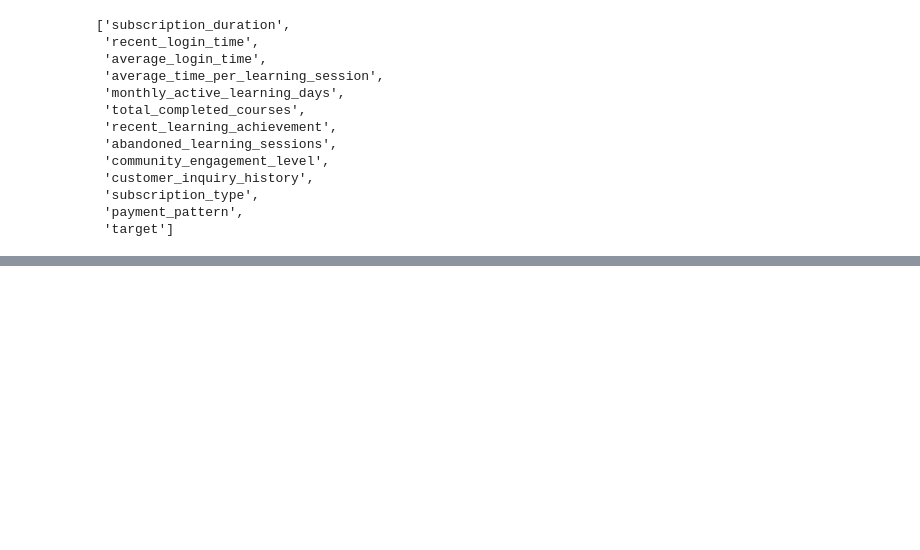
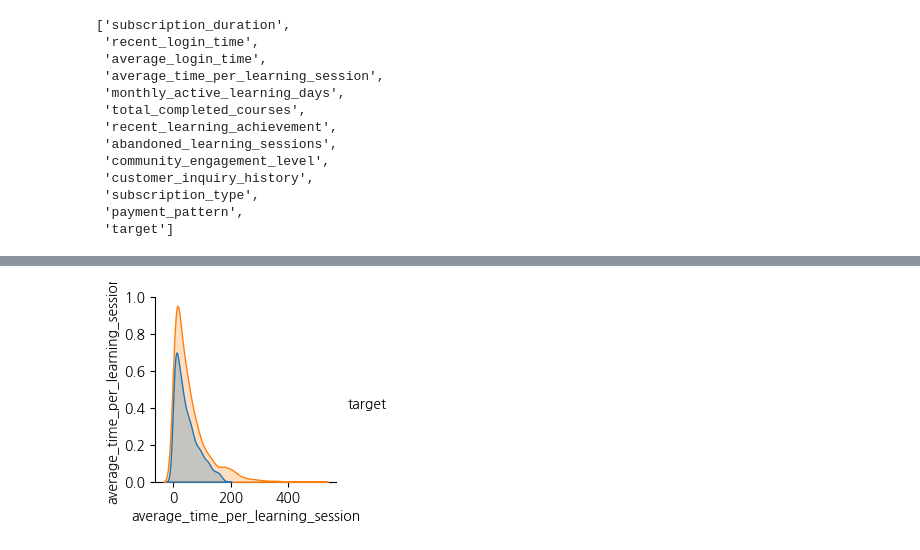
Before and after one commit to min01118/WASSUP4, a Jupyter notebook: 05_Data_Analysis/DA_Mini_Project.ipynb, the cells around one changed output, grey strips where cells are left out. Cells and saved outputs as stored; diff of their text form; code cells hidden in the pictures; blank space fills up the shorter version.

```diff
--- a/05_Data_Analysis/DA_Mini_Project.ipynb
+++ b/05_Data_Analysis/DA_Mini_Project.ipynb
@@ -551,0 +574,6 @@ df['preferred_difficulty_level_num']=df['preferred_difficulty_level'].apply(lamb
+# %%
+sns.pairplot(df[["average_time_per_learning_session","target"]], hue="target" )
+plt.title("")
+plt.show()
+# %% [output]
+[figure, added]
```
Also changed, not shown: parts of 17 cells of this notebook, 1 other file.
